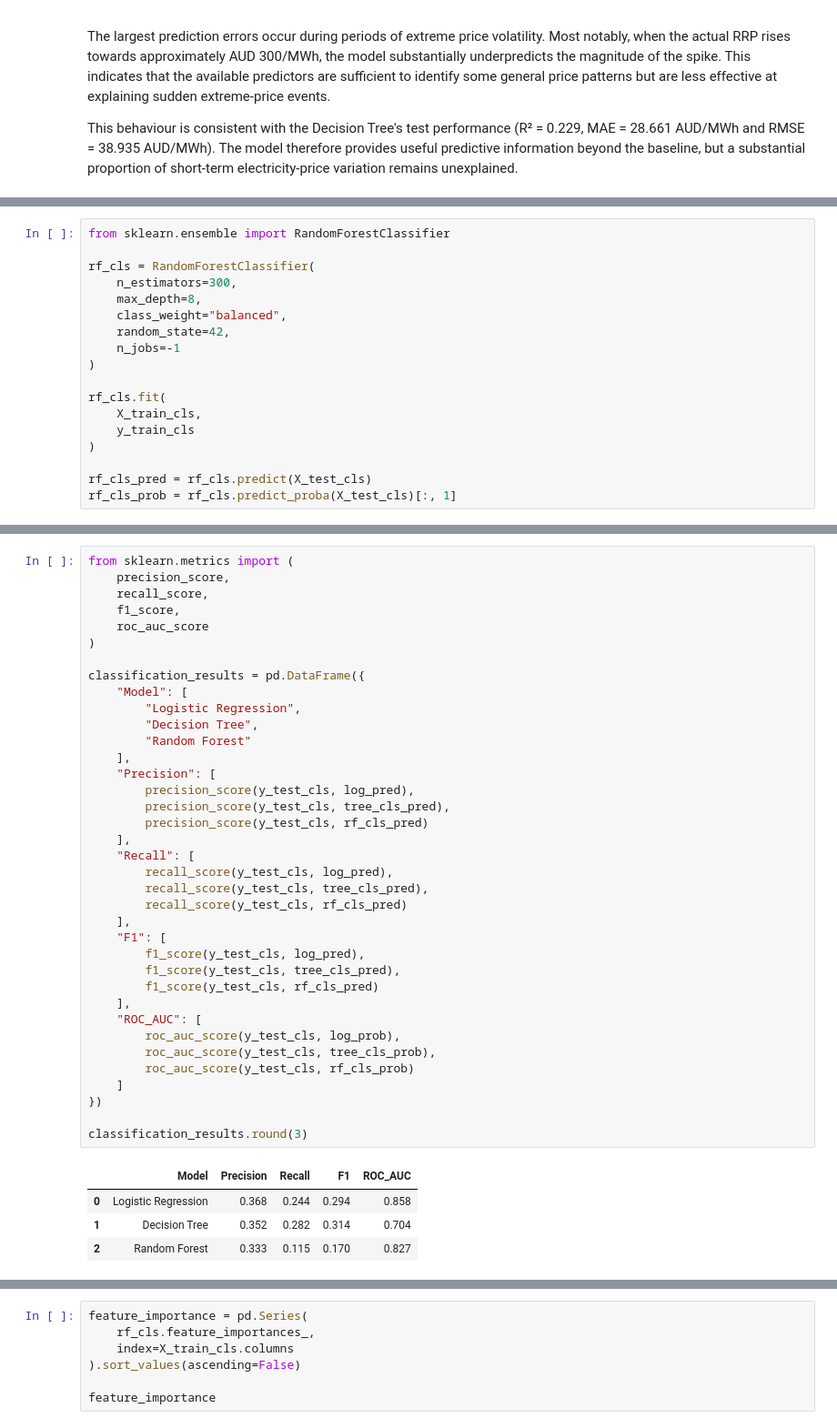
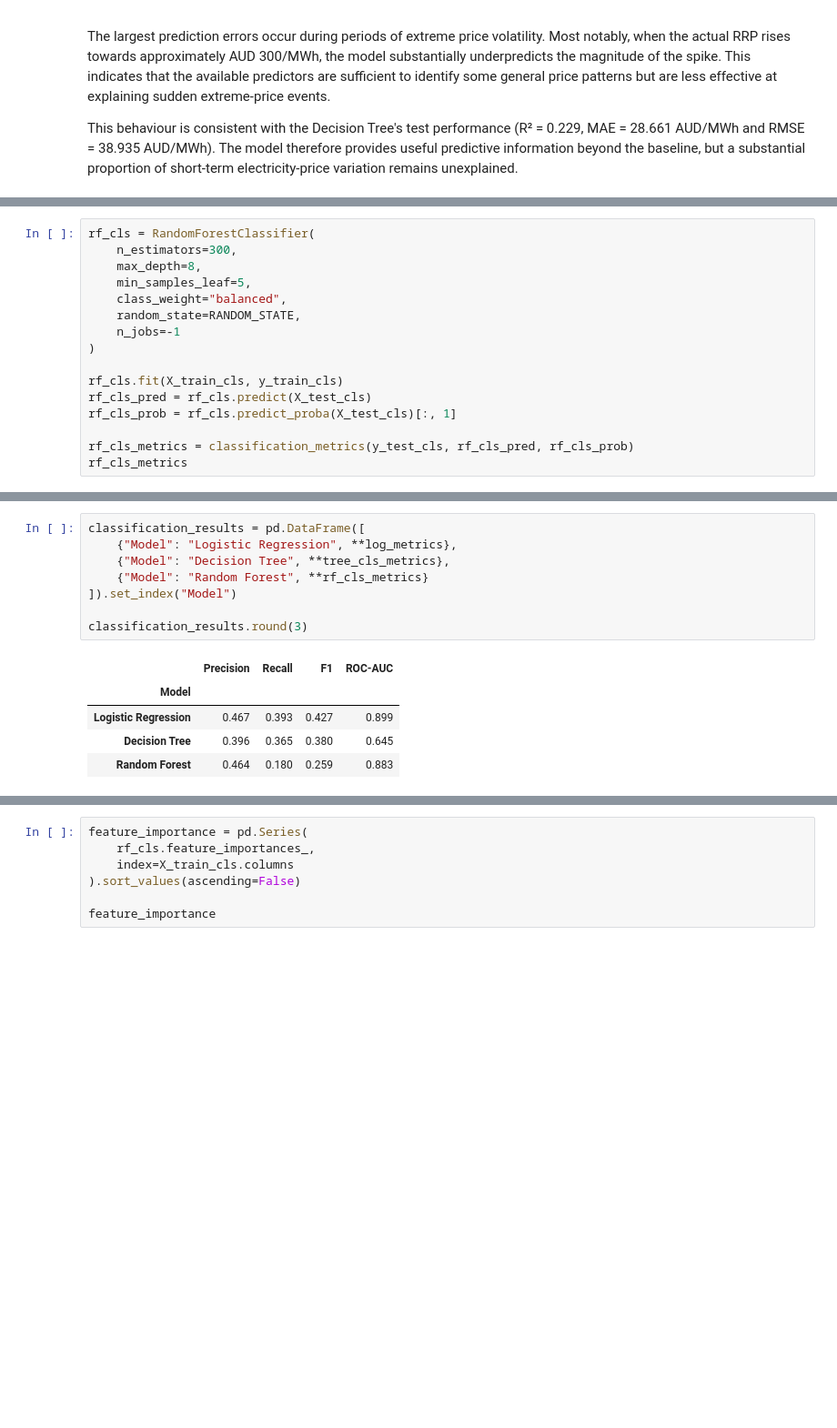
Before and after one commit to klm2109/australian-energy-market-analytics, a Jupyter notebook: notebooks/machine learning.ipynb, the cells around one changed output, grey strips where cells are left out. Shown at 91% size. Drawn from its saved outputs; the diff is of its cells as text; blank space fills up the shorter version.

Commit message:
Tailoring spike - price classification

```diff
--- a/notebooks/machine learning.ipynb
+++ b/notebooks/machine learning.ipynb
@@ -472,18 +466,16 @@ tree_cls_prob = tree_cls.predict_proba(X_test_cls)[:, 1]
 # %%
-from sklearn.ensemble import RandomForestClassifier
-
 rf_cls = RandomForestClassifier(
     n_estimators=300,
     max_depth=8,
+    min_samples_leaf=5,
     class_weight="balanced",
-    random_state=42,
+    random_state=RANDOM_STATE,
     n_jobs=-1
 )
 
-rf_cls.fit(
-    X_train_cls,
-    y_train_cls
-)
-
+rf_cls.fit(X_train_cls, y_train_cls)
 rf_cls_pred = rf_cls.predict(X_test_cls)
 rf_cls_prob = rf_cls.predict_proba(X_test_cls)[:, 1]
+
+rf_cls_metrics = classification_metrics(y_test_cls, rf_cls_pred, rf_cls_prob)
+rf_cls_metrics
@@ -492,42 +491,14 @@ rf_cls_prob = rf_cls.predict_proba(X_test_cls)[:, 1]
 # %%
-from sklearn.metrics import (
-    precision_score,
-    recall_score,
-    f1_score,
-    roc_auc_score
-)
-
-classification_results = pd.DataFrame({
-    "Model": [
-        "Logistic Regression",
-        "Decision Tree",
-        "Random Forest"
-    ],
-    "Precision": [
-        precision_score(y_test_cls, log_pred),
-        precision_score(y_test_cls, tree_cls_pred),
-        precision_score(y_test_cls, rf_cls_pred)
-    ],
-    "Recall": [
-        recall_score(y_test_cls, log_pred),
-        recall_score(y_test_cls, tree_cls_pred),
-        recall_score(y_test_cls, rf_cls_pred)
-    ],
-    "F1": [
-        f1_score(y_test_cls, log_pred),
-        f1_score(y_test_cls, tree_cls_pred),
-        f1_score(y_test_cls, rf_cls_pred)
-    ],
-    "ROC_AUC": [
-        roc_auc_score(y_test_cls, log_prob),
-        roc_auc_score(y_test_cls, tree_cls_prob),
-        roc_auc_score(y_test_cls, rf_cls_prob)
-    ]
-})
+classification_results = pd.DataFrame([
+    {"Model": "Logistic Regression", **log_metrics},
+    {"Model": "Decision Tree", **tree_cls_metrics},
+    {"Model": "Random Forest", **rf_cls_metrics}
+]).set_index("Model")
 
 classification_results.round(3)
 # %% [output]
-|  | Model | Precision | Recall | F1 | ROC_AUC |
-| 0 | Logistic Regression | 0.368 | 0.244 | 0.294 | 0.858 |
-| 1 | Decision Tree | 0.352 | 0.282 | 0.314 | 0.704 |
-| 2 | Random Forest | 0.333 | 0.115 | 0.170 | 0.827 |
+|  | Precision | Recall | F1 | ROC-AUC |
+| Model |  |  |  |  |
+| Logistic Regression | 0.467 | 0.393 | 0.427 | 0.899 |
+| Decision Tree | 0.396 | 0.365 | 0.380 | 0.645 |
+| Random Forest | 0.464 | 0.180 | 0.259 | 0.883 |
```
Also changed, not shown: parts of 16 cells of this notebook.
